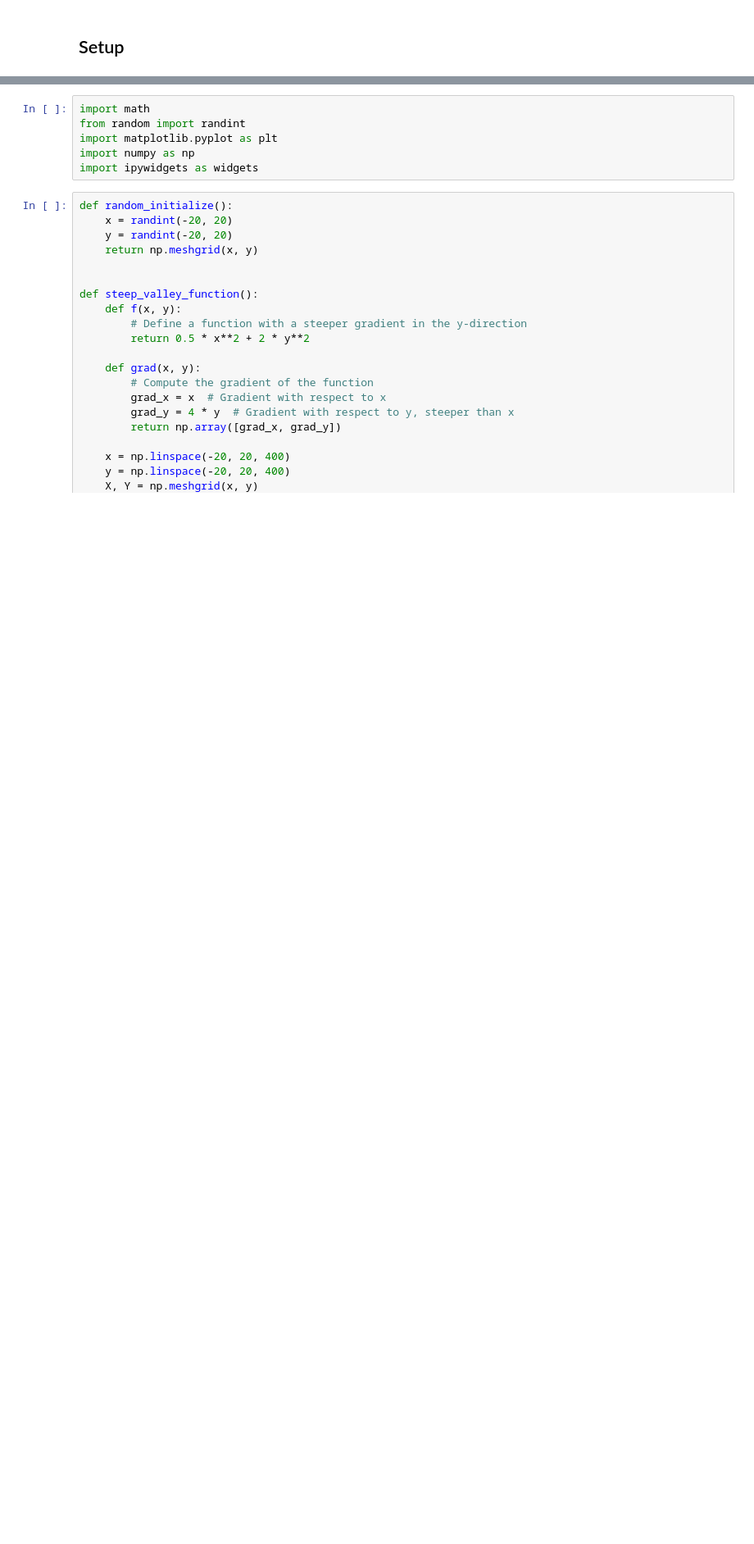
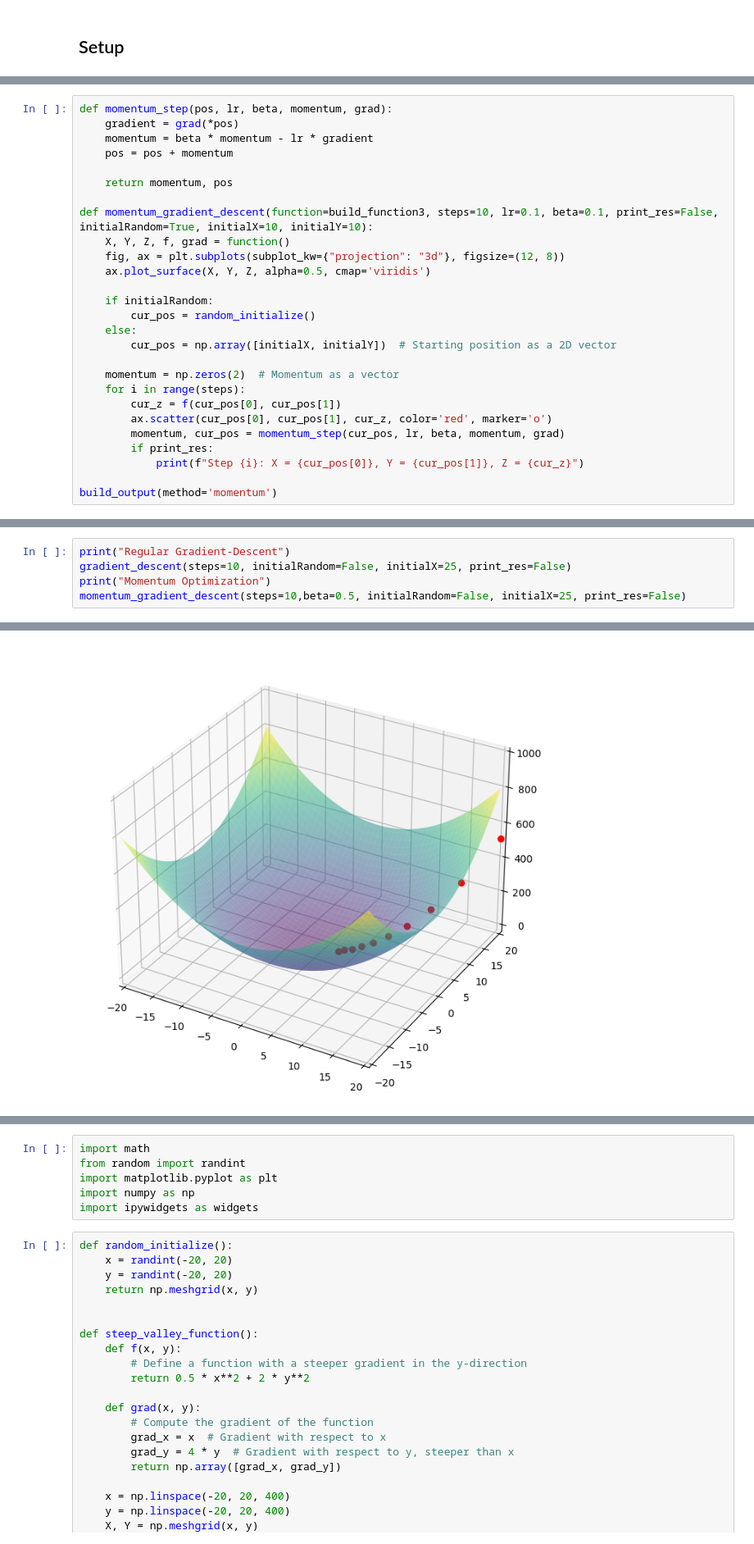
Before and after one commit to Mrjulss/faster_optimizers, a Jupyter notebook: exercise1.ipynb, the cells around one changed output, grey strips where cells are left out. Shown at 82% size. Cells and saved outputs as stored; diff of their text form; blank space fills up the shorter version.

```diff
--- a/exercise1.ipynb
+++ b/exercise1.ipynb
@@ -2,0 +191,27 @@
+# %%
+def momentum_step(pos, lr, beta, momentum, grad):
+    gradient = grad(*pos)
+    momentum = beta * momentum - lr * gradient
+    pos = pos + momentum
+
+    return momentum, pos
+
+def momentum_gradient_descent(function=build_function3, steps=10, lr=0.1, beta=0.1, print_res=False, initialRandom=True, initialX=10, initialY=10):
+    X, Y, Z, f, grad = function()
+    fig, ax = plt.subplots(subplot_kw={"projection": "3d"}, figsize=(12, 8))
+    ax.plot_surface(X, Y, Z, alpha=0.5, cmap='viridis')
+
+    if initialRandom:
+        cur_pos = random_initialize()
+    else:
+        cur_pos = np.array([initialX, initialY])  # Starting position as a 2D vector
+
+    momentum = np.zeros(2)  # Momentum as a vector
+    for i in range(steps):
+        cur_z = f(cur_pos[0], cur_pos[1])
+        ax.scatter(cur_pos[0], cur_pos[1], cur_z, color='red', marker='o')
+        momentum, cur_pos = momentum_step(cur_pos, lr, beta, momentum, grad)
+        if print_res:
+            print(f"Step {i}: X = {cur_pos[0]}, Y = {cur_pos[1]}, Z = {cur_z}")
+
+build_output(method='momentum')
@@ -2,0 +223,6 @@
+# %%
+print("Regular Gradient-Descent")
+gradient_descent(steps=10, initialRandom=False, initialX=25, print_res=False)
+print("Momentum Optimization")
+momentum_gradient_descent(steps=10,beta=0.5, initialRandom=False, initialX=25, print_res=False)
+# %% [output]
@@ -2,0 +230 @@
+[figure, added]
```
Also changed, not shown: parts of 15 cells of this notebook.
